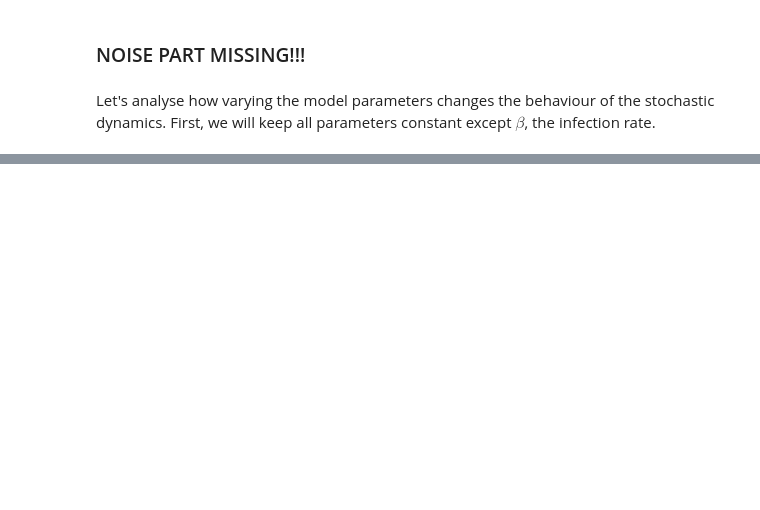
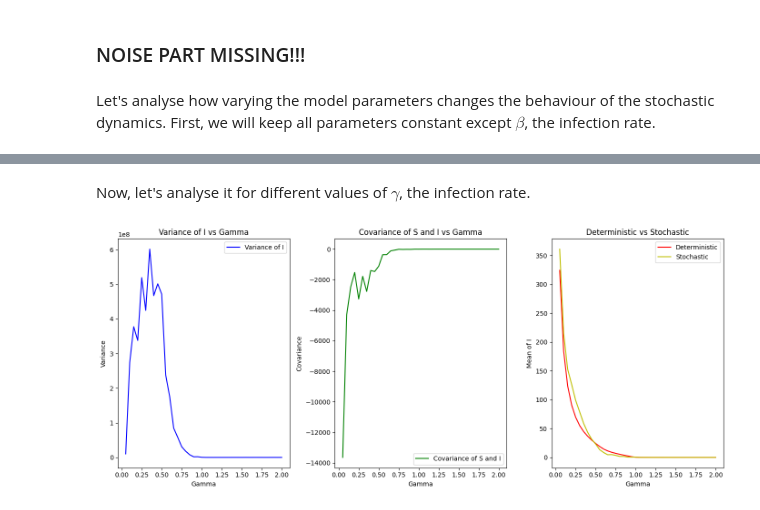
Before and after one commit to sofiatete/ICS_Assignment2, a Jupyter notebook: project.ipynb, the cells around one changed output, grey strips where cells are left out. Cells and saved outputs as stored; diff of their text form; code cells hidden in the pictures; blank space fills up the shorter version.

```diff
--- a/project.ipynb
+++ b/project.ipynb
@@ -201,0 +217,58 @@ plt.show()
+# %% [markdown]
+Now, let's analyse it for different values of $\gamma$, the infection rate.
+# %%
+beta = 1
+gamma = 0
+mu = 1/60
+params = [beta, gamma, mu]
+num_runs = 20
+t_max = 100
+
+varI_gamma = []
+cov_gamma = []
+gamma_list = []
+mean_gamma_deterministic = []
+mean_gamma_stochastic = []
+
+while gamma < 2:
+    gamma += 0.05
+    params[1] = gamma
+    gamma_list.append(gamma)
+    S_mean, I_mean, S_var, I_var, cov = multiple_runs(params, num_runs, t_max)
+    varI_gamma.append(S_var)
+    cov_gamma.append(cov)
+    sol = solve_ivp(sir_model, [0, t_max], initial_conditions, args=(beta, gamma, mu), t_eval=np.linspace(0, t_max, 1000))
+    S_d, I_d, R_d = sol.y
+    mean_gamma_deterministic.append(np.mean(I_d))
+    mean_gamma_stochastic.append(I_mean)
+
+# Create a figure with two subplots (1 row, 3 columns)
+fig, (ax1, ax2, ax3) = plt.subplots(1, 3, figsize=(14, 6))
+
+# First plot: Variance of I vs Gamma
+ax1.plot(gamma_list, varI_gamma, label='Variance of I', color='b')
+ax1.set_xlabel('Gamma')
+ax1.set_ylabel('Variance')
+ax1.set_title('Variance of I vs Gamma')
+ax1.legend()
+
+# Second plot: Covariance of S and I vs Gamma
+ax2.plot(gamma_list, cov_gamma, label='Covariance of S and I', color='g')
+ax2.set_xlabel('Gamma')
+ax2.set_ylabel('Covariance')
+ax2.set_title('Covariance of S and I vs Gamma')
+ax2.legend()
+
+# Third plot: Comparison of deterministic and stochastic models
+ax3.plot(gamma_list, mean_gamma_deterministic, label='Deterministic', color='r')
+ax3.plot(gamma_list, mean_gamma_stochastic, label='Stochastic', color='y')
+ax3.set_xlabel('Gamma')
+ax3.set_ylabel('Mean of I')
+ax3.set_title('Deterministic vs Stochastic')
+ax3.legend()
+
+# Adjust layout to prevent overlap
+fig.tight_layout()
+plt.show()
+# %% [output]
+[figure, added]
```
Also changed, not shown: parts of 3 cells of this notebook.
